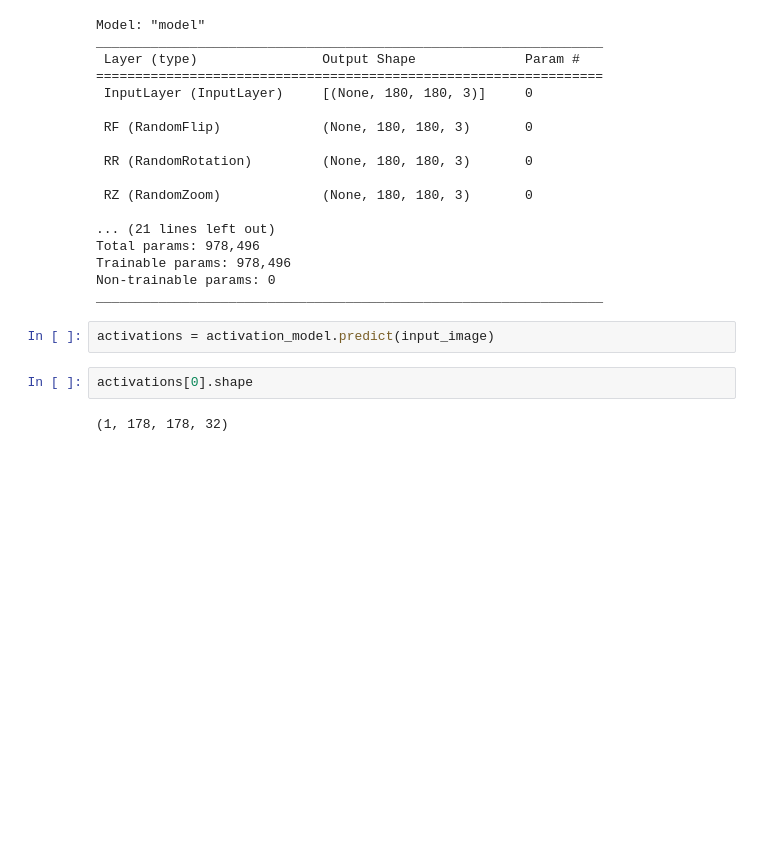
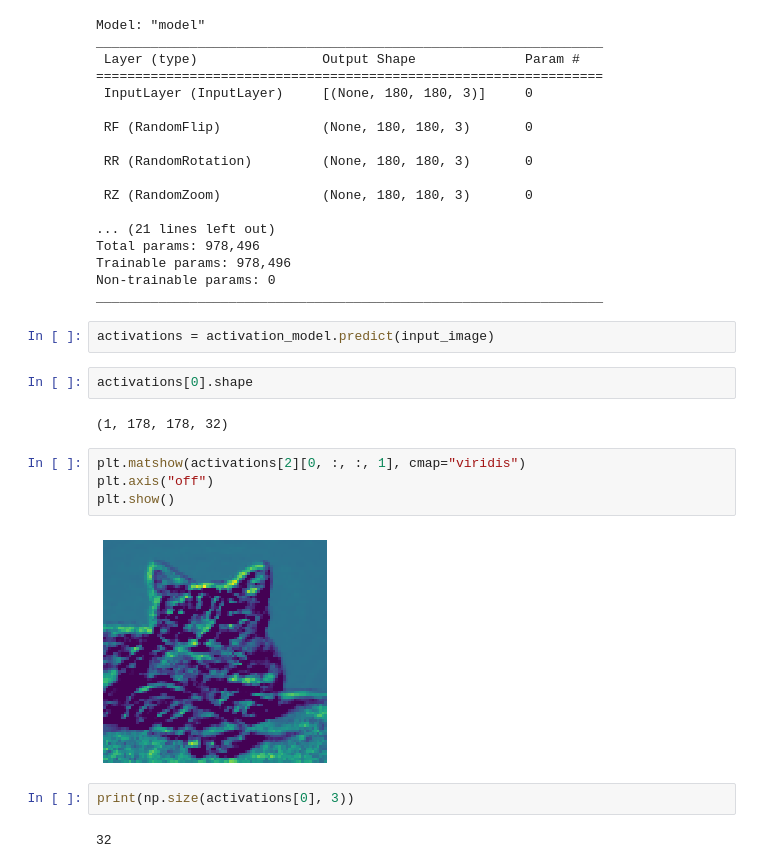
Before and after one commit to santoshrsarangi/tensorflow, a Jupyter notebook: tensorflow/computer-vision/7 Visualising_intermediate_activations.ipynb, the cells around one changed output. Drawn from its saved outputs; the diff is of its cells as text; blank space fills up the shorter version.

```diff
--- a/tensorflow/computer-vision/7 Visualising_intermediate_activations.ipynb
+++ b/tensorflow/computer-vision/7 Visualising_intermediate_activations.ipynb
@@ -109,3 +116,13 @@ activations = activation_model.predict(input_image)
 activations[0].shape
 # %% [output]
 (1, 178, 178, 32)
+# %%
+plt.matshow(activations[2][0, :, :, 1], cmap="viridis")
+plt.axis("off")
+plt.show()
+# %% [output]
+[figure, added]
+# %%
+print(np.size(activations[0], 3))
+# %% [output]
+32
```
Also changed, not shown: parts of 3 cells of this notebook.
